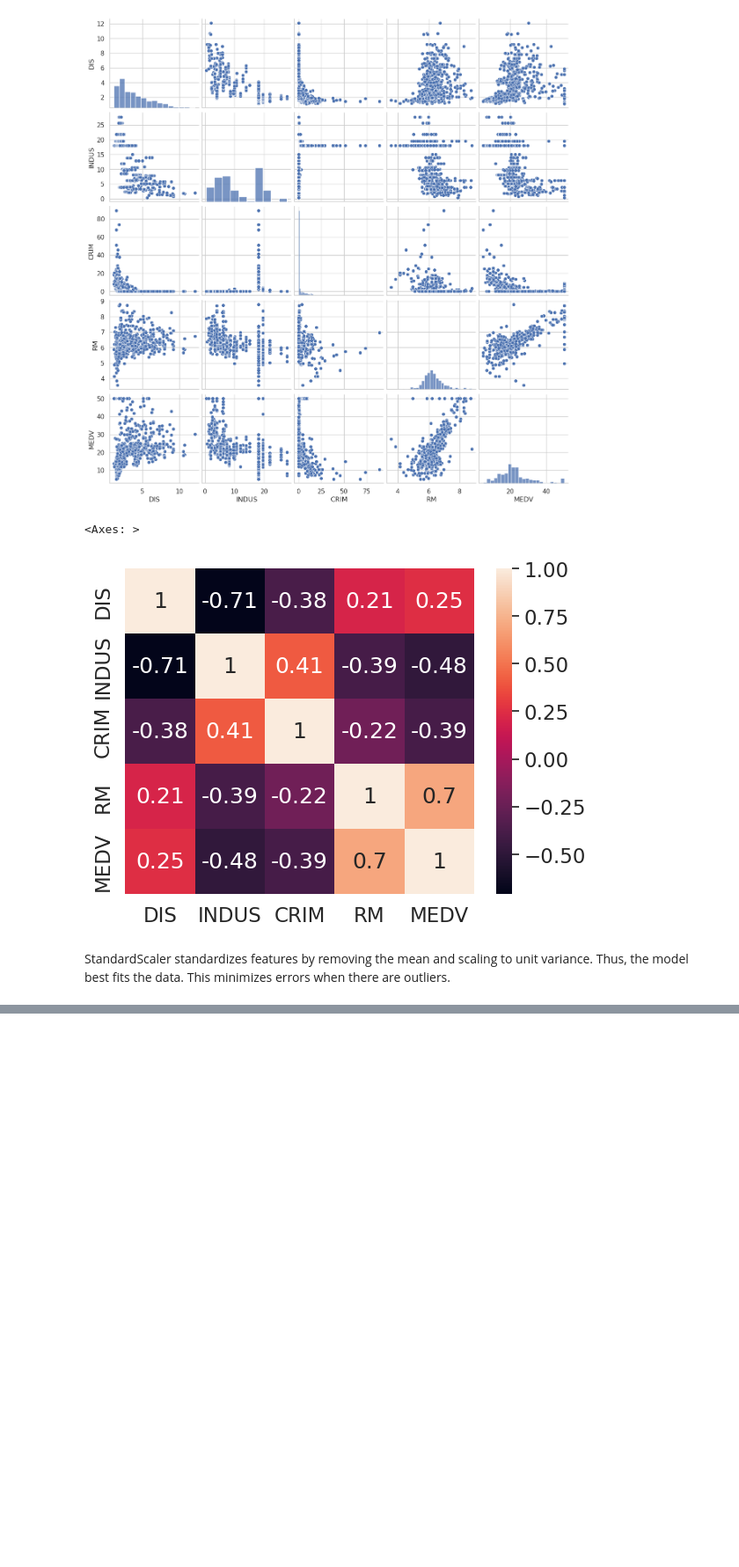
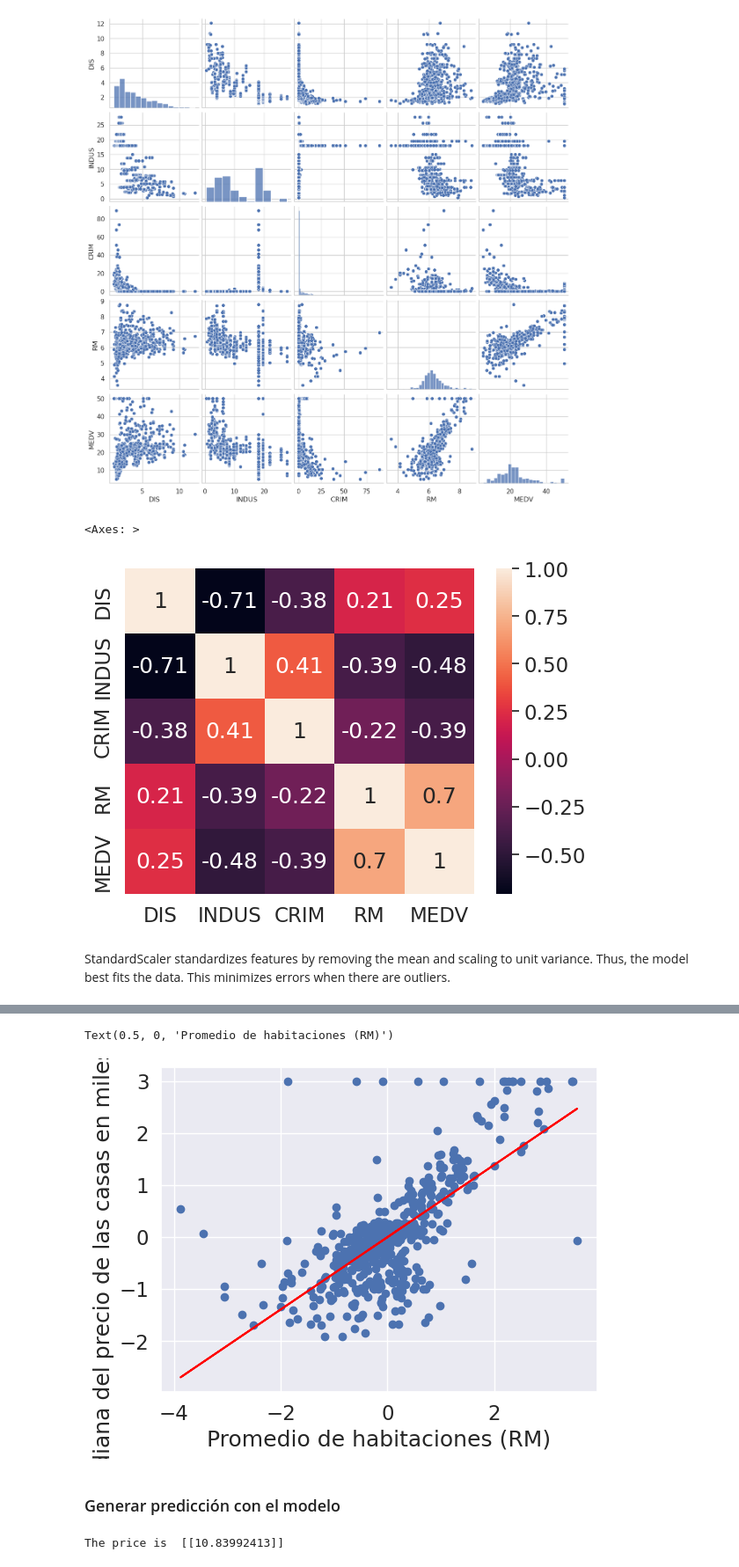
Before and after one commit to alejo-cuello/first-steps-data-science, a Jupyter notebook: 01-first-linear-regression.ipynb, the cells around one changed output, grey strips where cells are left out. Shown: that part at 88% size. Cells and saved outputs as stored; diff of their text form; code cells hidden in the pictures; blank space fills up the shorter version.

```diff
--- a/01-first-linear-regression.ipynb
+++ b/01-first-linear-regression.ipynb
@@ -41,0 +36,13 @@ StandardScaler standardizes features by removing the mean and scaling to unit va
+# %%
+
+X = df['RM'].values.reshape(-1, 1)
+y = df['MEDV'].values.reshape(-1, 1)
+
+sc_x = StandardScaler()
+sc_y = StandardScaler()
+
+X_std = sc_x.fit_transform(X)
+y_std = sc_y.fit_transform(y)
+
+slr = LinearRegression()
+slr.fit(X_std, y_std)
@@ -41,0 +70,18 @@ StandardScaler standardizes features by removing the mean and scaling to unit va
+# %%
+plt.scatter(X_std, y_std)
+plt.plot(X_std,slr.predict(X_std),color="red")
+
+plt.ylabel("Mediana del precio de las casas en miles (MEDV)")
+plt.xlabel("Promedio de habitaciones (RM)")
+# %% [output]
+Text(0.5, 0, 'Promedio de habitaciones (RM)')
+[figure, added]
+# %% [markdown]
+### Generar predicción con el modelo
+# %%
+number_of_rooms = 5
+number_of_rooms_std = sc_x.transform(np.array([number_of_rooms]).reshape(-1,1))
+
+print("The price is ", sc_y.inverse_transform(slr.predict(number_of_rooms_std)))
+# %% [output]
+The price is  [[10.83992413]]
```
Also changed, not shown: parts of 8 cells of this notebook, 1 other file.
